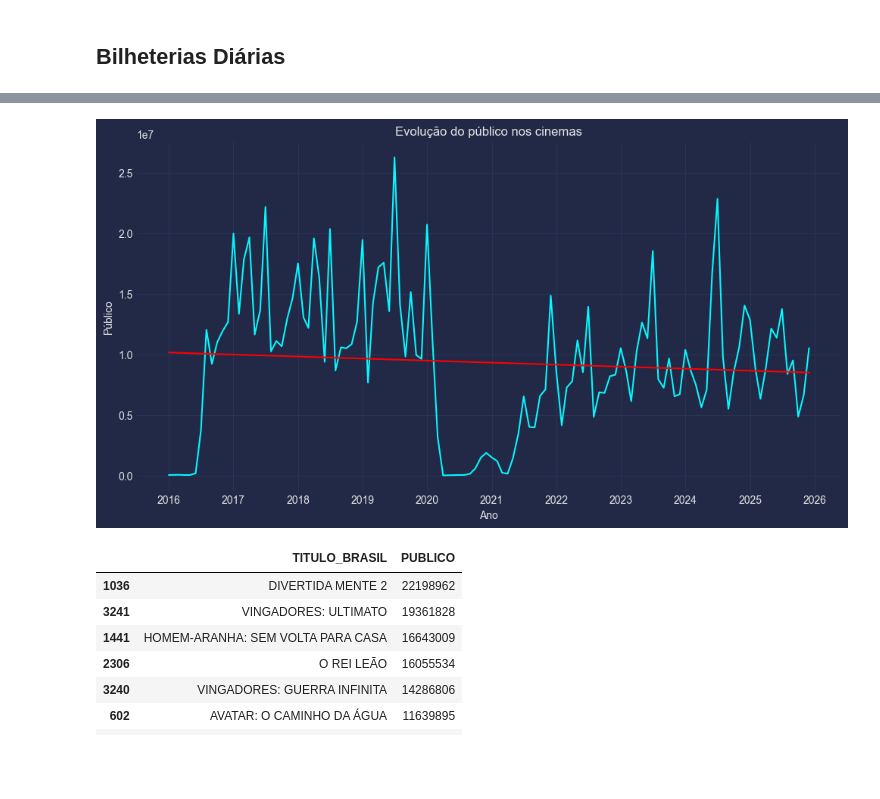
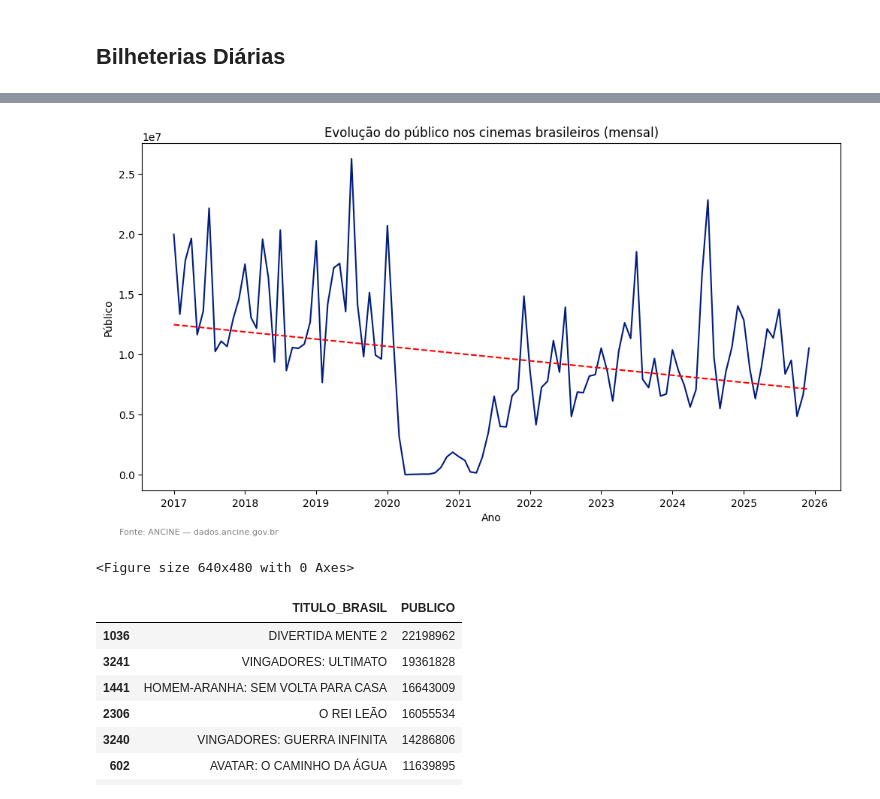
Before and after one commit to santluan/project_analysis_cinebr, a Jupyter notebook: analise_cinemabr.ipynb, the cells around one changed output, grey strips where cells are left out. Drawn from its saved outputs; the diff is of its cells as text; code cells hidden in the pictures; blank space fills up the shorter version.

```diff
--- a/analise_cinemabr.ipynb
+++ b/analise_cinemabr.ipynb
@@ -21,11 +21,8 @@ import wget
 import pandas as pd
 import numpy as np
 import matplotlib.pyplot as plt
-import plotly.express as px
 import polars as pl
-import mplcyberpunk
-import seaborn as sns
-plt.style.use("cyberpunk")
+plt.style.use('seaborn-v0_8-dark-palette')
 
 path = 'D:\\Desktop\\DataScience\\Python\\Projects\\analise_dados_cinemabr\\dados'
 # %% [markdown]
@@ -207,19 +165,31 @@ bilheteria_mensal = bilheteria_mensal[(bilheteria_mensal['YEAR_MONTH'] >= '2016-
 # %%
 from numpy.polynomial import Polynomial
+
+df_bilheteria['DATA_EXIBICAO'] = pd.to_datetime(df_bilheteria['DATA_EXIBICAO'])
+df_bilheteria['YEAR'] = df_bilheteria['DATA_EXIBICAO'].dt.to_period('Y')
+df_bilheteria['YEAR_MONTH'] = df_bilheteria['DATA_EXIBICAO'].dt.to_period('M')
+
+bilheteria_mensal = df_bilheteria.groupby('YEAR_MONTH')['PUBLICO'].sum().reset_index()
+
+bilheteria_mensal = bilheteria_mensal[(bilheteria_mensal['YEAR_MONTH'] >= '2017-01') & (bilheteria_mensal['YEAR_MONTH'] <= '2025-12')]
 
 x = np.array(bilheteria_mensal['YEAR_MONTH'].dt.to_timestamp())
 y = np.array(bilheteria_mensal['PUBLICO'])
 
 fig, ax = plt.subplots(figsize=(12, 6))
 ax.plot(x, y)
-ax.set_title('Evolução do público nos cinemas')
+ax.set_title('Evolução do público nos cinemas brasileiros (mensal)')
 ax.set_xlabel('Ano')
 ax.set_ylabel('Público')
 p = Polynomial.fit(x.astype(int), y, 1)
-ax.plot(x, p(x.astype(int)), color='red')
+ax.plot(x, p(x.astype(int)), color='red', linestyle='--', label='Tendência Linear')
+fig.text(0.1, 0.01, 'Fonte: ANCINE — dados.ancine.gov.br', ha='left', va='bottom', fontsize=8, color='gray')
 plt.show()
+
+plt.savefig('evolucao_publico_cinemas_brasileiros.png', dpi=300, bbox_inches='tight')
 # %% [output]
-[figure, old version]
+[figure, new version]
+<Figure size 640x480 with 0 Axes>
 # %%
 # Top 10 filmes com maior público
 
```
Also changed, not shown: parts of 9 cells of this notebook, 1 other file.
